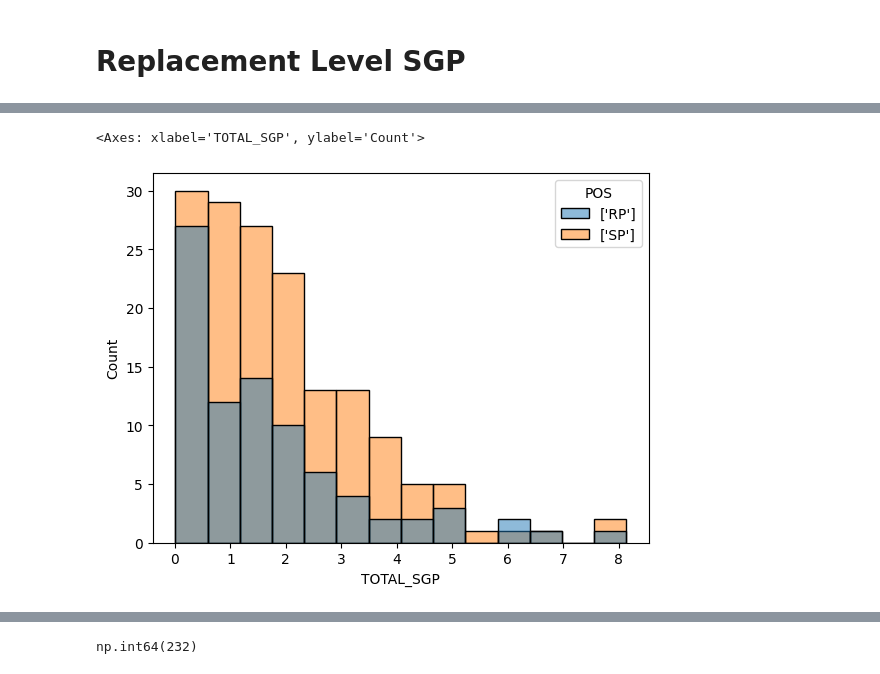
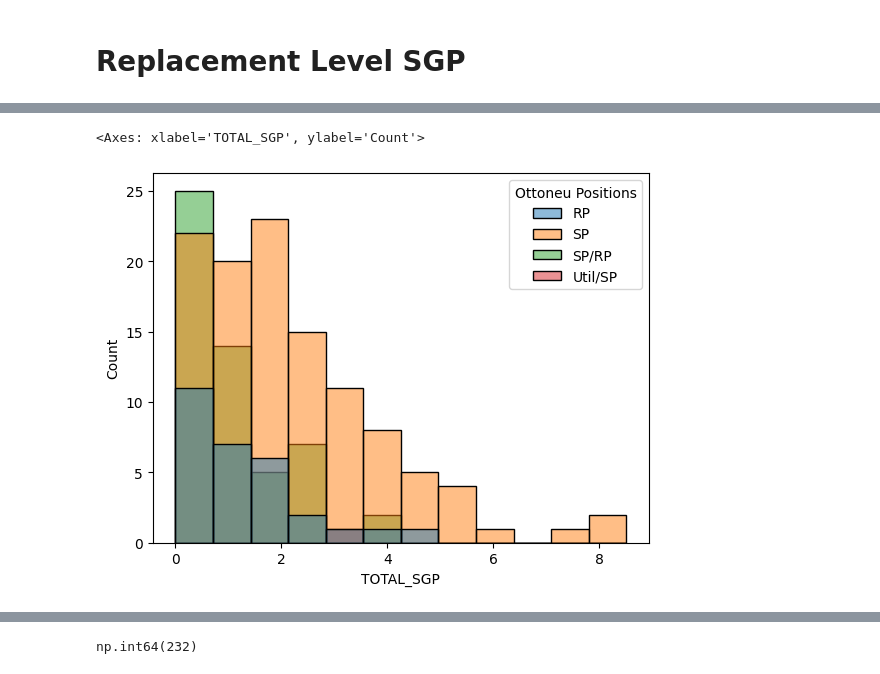
Before and after one commit to chmartin/Ottoneu_Baseball_Projects, a Jupyter notebook: Player_SGP/Imaginary_Hammers_SGP.ipynb, the cells around one changed output, grey strips where cells are left out. Drawn from its saved outputs; the diff is of its cells as text; code cells hidden in the pictures.

```diff
--- a/Player_SGP/Imaginary_Hammers_SGP.ipynb
+++ b/Player_SGP/Imaginary_Hammers_SGP.ipynb
@@ -771,5 +907,5 @@ sns.lmplot(Hitter_Projections_df[Hitter_Projections_df['WAR']>0.05],x='R_SGP_nor
 # %%
-Pitching_Replacement_pivot_df = Pitching_Replacement_Stats_df.pivot_table('mean','POS','Stat').reset_index()
+Pitching_Replacement_pivot_df = Pitching_Replacement_Stats_df.pivot_table('mean','Ottoneu Positions','Stat').reset_index()
 # %%
 Pitching_Replacement_pivot_df
 # %% [output]
@@ -780,14 +916,16 @@ Pitching_Replacement_pivot_df
 # %%
 Pitching_Replacement_SGP_df = pd.DataFrame()
 for pos in Pitching_Pos:
-    this_pos_repl_df = Pitching_Replacement_pivot_df[Pitching_Replacement_pivot_df['POS'] == pos]
+    this_pos_repl_df = Pitching_Replacement_pivot_df[Pitching_Replacement_pivot_df['Ottoneu Positions'] == pos]
     This_pos_dict = {
-            'POS':pos,
+            'Ottoneu Positions':pos,
         }
+    quick_running_sum = 0.
     for stat in Count_Scoring_Categories_Pitching:
         Repl_mean = this_pos_repl_df[f'{stat}_repl'].values[0]
 
         This_pos_dict[f'{stat}_SGP'] = Repl_mean/SGP_Denom[stat]
+        quick_running_sum += This_pos_dict[f'{stat}_SGP']
 
     This_pos_dict['HR9_SGP'] = (
     HR9(
@@ -811,6 +949,8 @@ for pos in Pitching_Pos:
             full_roster_RP_stats['IP_avg'].values[0])
     ) ) / SGP_Denom['HR9']
 
+    quick_running_sum += This_pos_dict['HR9_SGP']
+
     This_pos_dict['ERA_SGP'] = (
     ERA(
         np.where(
@@ -832,6 +972,8 @@ for pos in Pitching_Pos:
             full_roster_RP_stats['ER_avg'].values[0],
             full_roster_RP_stats['IP_avg'].values[0])
     ) ) / SGP_Denom['ERA']
+
+    quick_running_sum += This_pos_dict['ERA_SGP']
 
     This_pos_dict['WHIP_SGP'] = (
     WHIP(
@@ -862,6 +1004,10 @@ for pos in Pitching_Pos:
             full_roster_RP_stats['IP_avg'].values[0])
     ) ) / SGP_Denom['WHIP']
 
+    quick_running_sum += This_pos_dict['WHIP_SGP']
+
+    This_pos_dict['Total_SGP'] = quick_running_sum
+
     Pitching_Replacement_SGP_df = pd.concat([
         Pitching_Replacement_SGP_df,
         pd.DataFrame([This_pos_dict])
@@ -875,0 +1022,2 @@ Pitching_Replacement_SGP_df
+# %%
+Pitching_Replacement_SGP_df = Pitching_Replacement_SGP_df.set_index('Ottoneu Positions')
@@ -876,6 +1033,7 @@ Pitching_Replacement_SGP_df
 # %%
 for stat in Scoring_Categories_Pitching:
-    Pitcher_Projections_df[f'{stat}_SGP_norm'] = Pitcher_Projections_df[f'{stat}_SGP_raw'] - Pitcher_Projections_df['POS'].apply(lambda x : min(Pitching_Replacement_SGP_df[Pitching_Replacement_SGP_df['POS'].isin(eval(x))][f'{stat}_SGP']))
+    Pitcher_Projections_df[[f'{stat}_SGP_repl','Repl_Pos']] = pd.DataFrame(Pitcher_Projections_df['Ottoneu Positions'].apply(lambda x : (min(Pitching_Replacement_SGP_df[Pitching_Replacement_SGP_df.index.isin(x.split('/'))][f'{stat}_SGP']),Pitching_Replacement_SGP_df[Pitching_Replacement_SGP_df.index.isin(x.split('/'))]['Total_SGP'].idxmin())).to_list(),index=Pitcher_Projections_df.index)
+    Pitcher_Projections_df[f'{stat}_SGP_norm'] = Pitcher_Projections_df[f'{stat}_SGP_raw'] - Pitcher_Projections_df[f'{stat}_SGP_repl']
 # %%
 Pitcher_Projections_df['TOTAL_SGP'] = Pitcher_Projections_df[[f'{col}_SGP_norm' for col in Scoring_Categories_Pitching]].sum(axis=1)
 Hitter_Projections_df['TOTAL_SGP'] = Hitter_Projections_df[[f'{col}_SGP_norm' for col in Scoring_Categories_Batting]].sum(axis=1)
@@ -942,6 +1102,6 @@ sns.histplot(Hitter_Projections_df[Hitter_Projections_df['TOTAL_SGP'] > 0.],x='T
 # %%
-sns.histplot(Pitcher_Projections_df[(Pitcher_Projections_df['TOTAL_SGP'] > 0.)],x='TOTAL_SGP',hue='POS')
+sns.histplot(Pitcher_Projections_df[(Pitcher_Projections_df['TOTAL_SGP'] > 0.)],x='TOTAL_SGP',hue='Ottoneu Positions')
 # %% [output]
 <Axes: xlabel='TOTAL_SGP', ylabel='Count'>
-[figure, old version]
+[figure, new version]
 # %%
```
Also changed, not shown: parts of 95 cells of this notebook, 8 other files.
